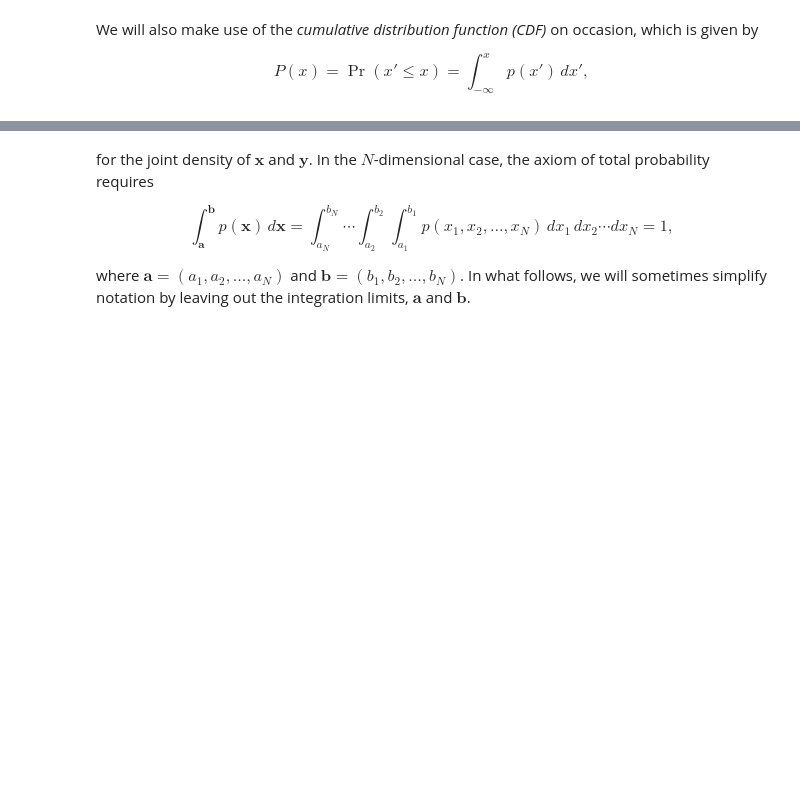
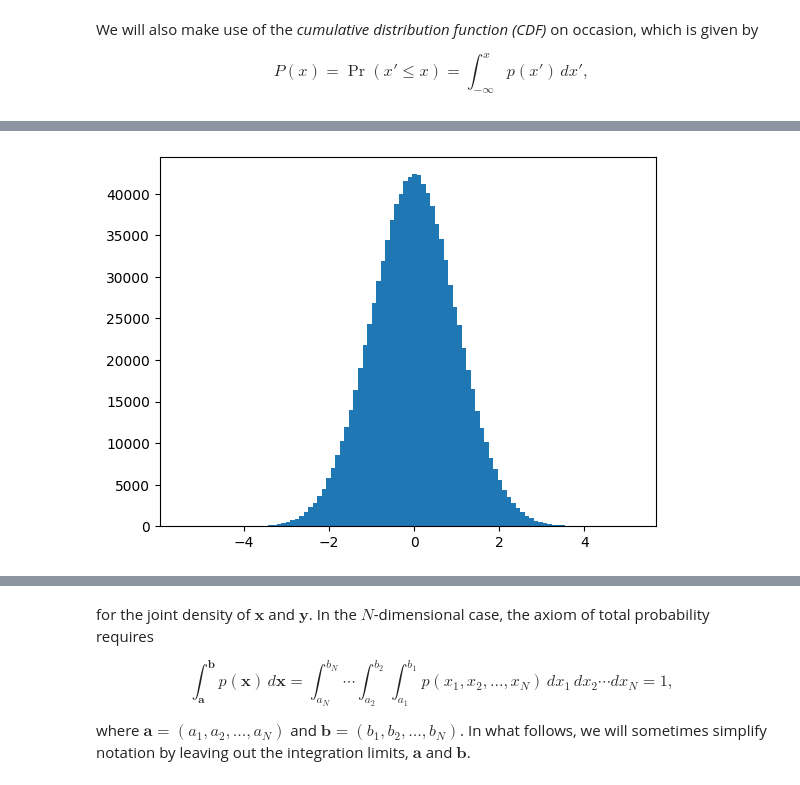
Before and after one commit to oportunitas/state-estimation-for-robotics, a Jupyter notebook: 2.primer-on-probability-theory/1.probability-density-functions/01_definitions.ipynb, the cells around one changed output, grey strips where cells are left out. Saved outputs shown, nothing was run; the diff lists cells and outputs as text; code cells hidden in the pictures; blank space fills up the shorter version.

```diff
--- a/2.primer-on-probability-theory/1.probability-density-functions/01_definitions.ipynb
+++ b/2.primer-on-probability-theory/1.probability-density-functions/01_definitions.ipynb
@@ -145,3 +197,11 @@ if __name__ == '__main__' and '__file__' not in globals():
+# %%
+if __name__ == '__main__' and '__file__' not in globals():
+  x1 = _ContinuousRandomVariable(p=_ContinuousFunction(function=_gaussian(0.0, 1.0)))
+  x1_sample = x1.sample(1000000)
+  # print(x1_sample)
+  plt.hist(x1_sample, bins=100)
+# %% [output]
+[figure, added]
 # %% [markdown]
 We can also introduce a conditioning variable to PDFs. Let $p(x|y)$ be a PDF over $x \in [a, b]$ conditioned on $y \in [r, s]$ such that
 
```
Also changed, not shown: parts of 44 cells of this notebook.
